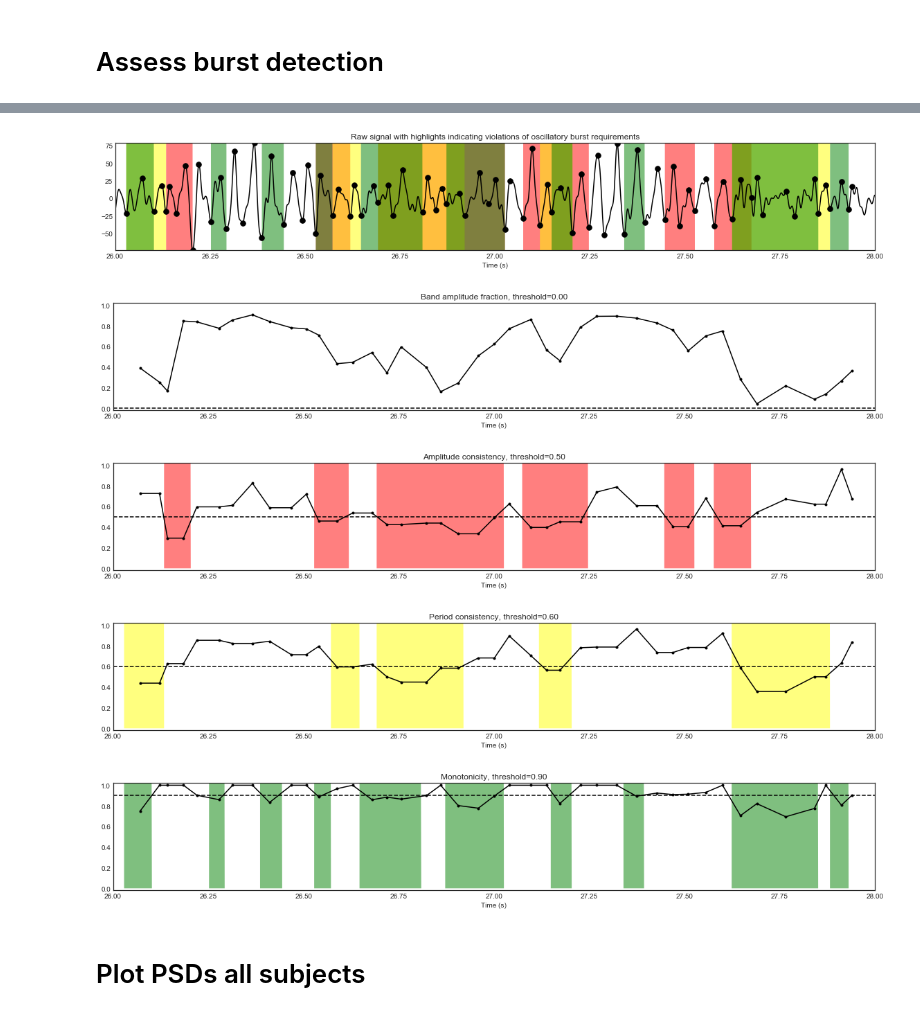
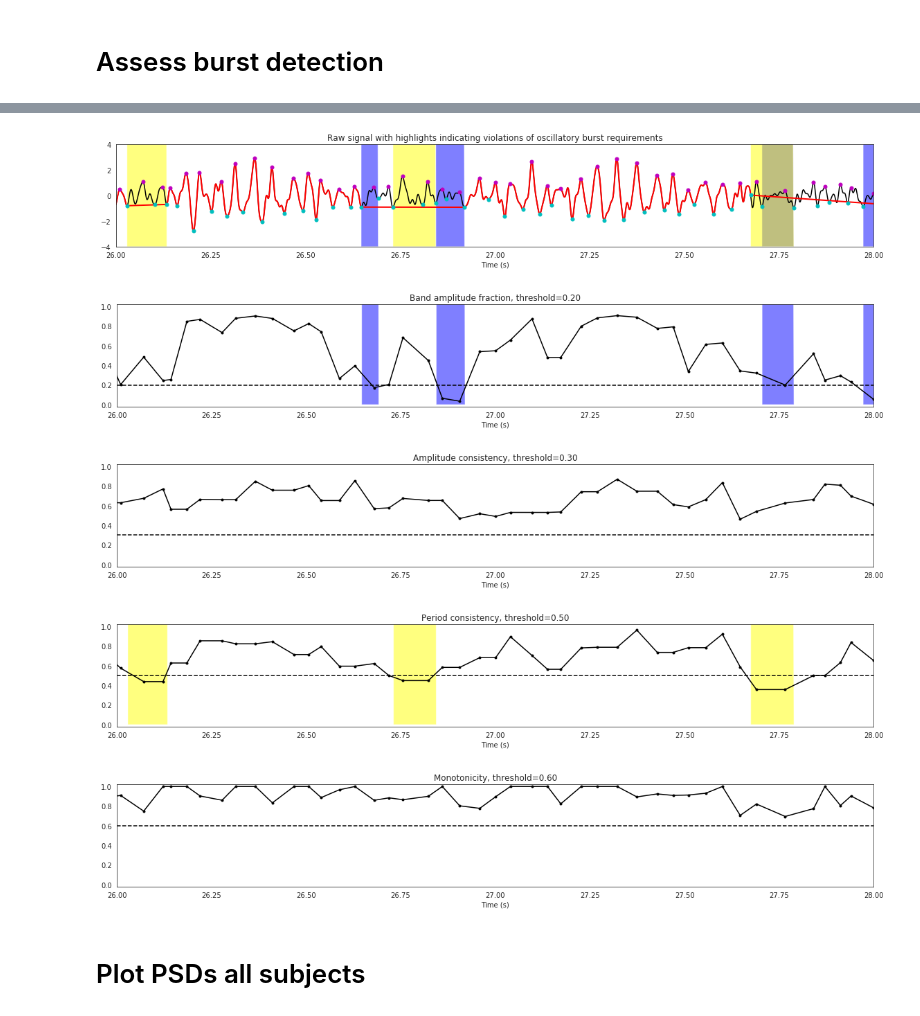
Before and after one commit to voytekresearch/Cole_2018_cyclebycycle, a Jupyter notebook: Figure9_Motor cortical beta.ipynb, the cells around one changed output, grey strips where cells are left out. Saved outputs shown, nothing was run; the diff lists cells and outputs as text; code cells hidden in the pictures.

Commit message:
use bycycle instead of neurodsp

```diff
--- a/Figure9_Motor cortical beta.ipynb
+++ b/Figure9_Motor cortical beta.ipynb
@@ -26,13 +27,13 @@ f_bandpass = (2, 80)
 filter_seconds = (2, .3)
 for k in ['B', 'D']:
     for s in range(len(data[k])):
-        x_temp = neurodsp.filter(data[k][s], Fs, 'highpass',
-                                 fc=f_bandpass[0],
+        x_temp = neurodsp.filter(data[k][s], Fs, 'highpass', f_bandpass[0],
                                  N_seconds=filter_seconds[0],
+                                 compute_transition_band=False,
                                  remove_edge_artifacts=False)
-        x_temp = neurodsp.filter(x_temp, Fs, 'lowpass',
-                                 fc=f_bandpass[1],
+        x_temp = neurodsp.filter(x_temp, Fs, 'lowpass', f_bandpass[1],
                                  N_seconds=filter_seconds[1],
+                                 compute_transition_band=False,
                                  remove_edge_artifacts=False)
         data_filt[k].append(x_temp)
 # %%
@@ -73,17 +74,15 @@ plt.savefig('figs/9B_onDBS_time_series.png')
 # C-F. Distributions of cycle features for DBS on and off
 # %%
 # Compute shape features and detect oscillating cycles
-osc_kwargs = {'amplitude_fraction_threshold': 0,
-              'amplitude_consistency_threshold': .5,
-              'period_consistency_threshold': .6,
-              'monotonicity_threshold': .9,
+osc_kwargs = {'amplitude_fraction_threshold': .2,
+              'amplitude_consistency_threshold': .3,
+              'period_consistency_threshold': .5,
+              'monotonicity_threshold': .6,
               'N_cycles_min': 3}
 
-dfB = shape.features_by_cycle(xB, Fs, f_range, center_extrema='T', estimate_oscillating_periods=True,
-                              estimate_oscillating_periods_kwargs=osc_kwargs)
+dfB = compute_features(xB, Fs, f_range, center_extrema='T', burst_detection_kwargs=osc_kwargs)
 
-dfD = shape.features_by_cycle(xD, Fs, f_range, center_extrema='T', estimate_oscillating_periods=True,
-                              estimate_oscillating_periods_kwargs=osc_kwargs)
+dfD = compute_features(xD, Fs, f_range, center_extrema='T', burst_detection_kwargs=osc_kwargs)
 # %%
 # Make distributions of features, comparing DBS condition
 feat_names = {'volt_amp': 'Amplitude ($\mu V$)',
@@ -99,9 +98,9 @@ feat_bins = {'volt_amp': np.arange(0, 1200, 50),
 
 for feat, name in feat_names.items():
     plt.figure(figsize=(5,5))
-    sns.distplot(dfB[dfB['is_cycle']][feat], bins=feat_bins[feat],
+    sns.distplot(dfB[dfB['is_burst']][feat], bins=feat_bins[feat],
                  color='k', kde=False, label='off DBS')
-    sns.distplot(dfD[dfD['is_cycle']][feat], bins=feat_bins[feat],
+    sns.distplot(dfD[dfD['is_burst']][feat], bins=feat_bins[feat],
                  color='r', kde=False, label='on DBS')
     if feat == 'volt_amp':
         plt.legend(fontsize=15)
@@ -131,11 +130,9 @@ for s in range(len(data_filt['B'])):
     xD = data_filt['D'][s]
 
     # Compute shape features and detect oscillating cycles
-    dfB = shape.features_by_cycle(xB, Fs, f_range, center_extrema='P', estimate_oscillating_periods=True,
-                                  estimate_oscillating_periods_kwargs=osc_kwargs)
+    dfB = compute_features(xB, Fs, f_range, center_extrema='P', burst_detection_kwargs=osc_kwargs)
 
-    dfD = shape.features_by_cycle(xD, Fs, f_range, center_extrema='P', estimate_oscillating_periods=True,
-                                  estimate_oscillating_periods_kwargs=osc_kwargs)
+    dfD = compute_features(xD, Fs, f_range, center_extrema='P', burst_detection_kwargs=osc_kwargs)
 
     # Compute new ptsym and rdsym
     for feat in ['time_rdsym', 'time_ptsym']:
@@ -145,12 +142,12 @@ for s in range(len(data_filt['B'])):
     # Save mean and median of each feature for each recording
     dict_pd['subject'].append(s)
     for feat in feats:
-        dict_pd[feat+'_dbsoff_mean'].append(dfB[dfB['is_cycle']][feat].mean())
-        dict_pd[feat+'_dbson_mean'].append(dfD[dfD['is_cycle']][feat].mean())
+        dict_pd[feat+'_dbsoff_mean'].append(dfB[dfB['is_burst']][feat].mean())
+        dict_pd[feat+'_dbson_mean'].append(dfD[dfD['is_burst']][feat].mean())
 
     # Compute the feature differences for amp and period
     for feat in feats:
-        dict_pd[feat+'_diff_mean'].append(dfD[dfD['is_cycle']][feat].mean() - dfB[dfB['is_cycle']][feat].mean())
+        dict_pd[feat+'_diff_mean'].append(dfD[dfD['is_burst']][feat].mean() - dfB[dfB['is_burst']][feat].mean())
     dfsB.append(dfB)
     dfsD.append(dfD)
 
@@ -199,18 +196,18 @@ neurodsp.shape.plot_burst_detect_params(x, Fs, df_plt, osc_kwargs, tlims=tlims)
 # %%
 # Define signal of interest
 s = 2
 tlims = (26, 28)
 
 x = data_filt['B'][s]
 df_plt = dfsB[s]
 t = np.arange(0, len(x)/Fs, 1/Fs)
-neurodsp.shape.plot_burst_detect_params(x, Fs, df_plt, osc_kwargs, tlims=tlims)
+plot_burst_detect_params(x, Fs, df_plt, osc_kwargs, tlims=tlims)
 # %% [output]
-[figure, old version]
+[figure, new version]
-[figure, old version]
+[figure, new version]
-[figure, old version]
+[figure, new version]
-[figure, old version]
+[figure, new version]
-[figure, old version]
+[figure, new version]
 # %% [markdown]
 # Plot PSDs all subjects
 # %%
```
Also changed, not shown: parts of 6 cells of this notebook, 8 other files.
